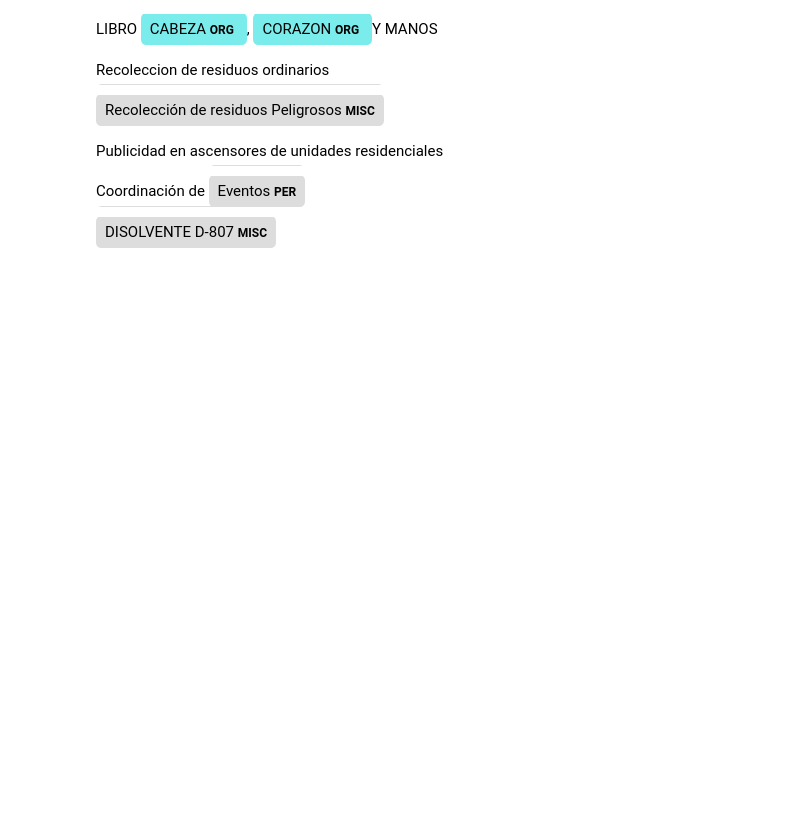
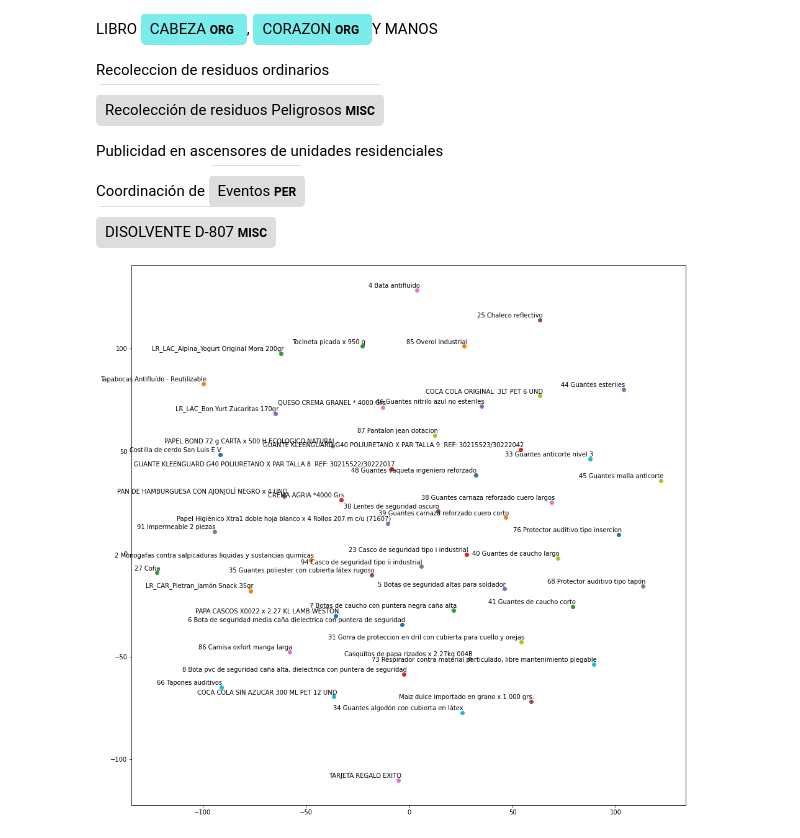
Before and after one commit to keyssi93/final_project, a Jupyter notebook: final_project.ipynb, the cells around one changed output. Saved outputs shown, nothing was run; the diff lists cells and outputs as text; code cells hidden in the pictures; blank space fills up the shorter version.

Commit message:
tsne

```diff
--- a/final_project.ipynb
+++ b/final_project.ipynb
@@ -322,3 +322,21 @@ Recolección de residuos Peligrosos MISC
 Publicidad en ascensores de unidades residenciales
 Coordinación de Eventos PER
 DISOLVENTE D-807 MISC
+# %%
+products=data_pro.groupby(['PRODUCTO O SERVICIO']).size().sort_values(ascending=False)[:50]
+# %%
+unique_titles = products.index.unique()
+nlp_title=list(nlp.pipe(unique_titles))
+
+vector=[]
+for i in nlp_title:
+    vector.append(i.vector)
+
+unique_titles_vectors_3 = pd.DataFrame(data={'products':unique_titles,'vector':vector})
+# %%
+from sklearn.manifold import TSNE
+import matplotlib.pyplot as plt
+%matplotlib inline
+
+tsne_model = TSNE(perplexity=40, n_components=2, init='pca', n_iter=2500, random_state=23)
+new_values = tsne_model.fit_transform(vector)
@@ -324,0 +353,20 @@ DISOLVENTE D-807 MISC
+# %%
+x = []
+y = []
+for value in new_values:
+    x.append(value[0])
+    y.append(value[1])
+# %%
+labels=unique_titles
+plt.figure(figsize=(16, 16))
+for i in range(len(x)):
+    plt.scatter(x[i],y[i])
+    plt.annotate(labels[i],
+                    xy=(x[i], y[i]),
+                    xytext=(5, 2),
+                    textcoords='offset points',
+                    ha='right',
+                    va='bottom')
+plt.show()
+# %% [output]
+[figure, added]
```
Also changed, not shown: parts of 1 cell of this notebook.
